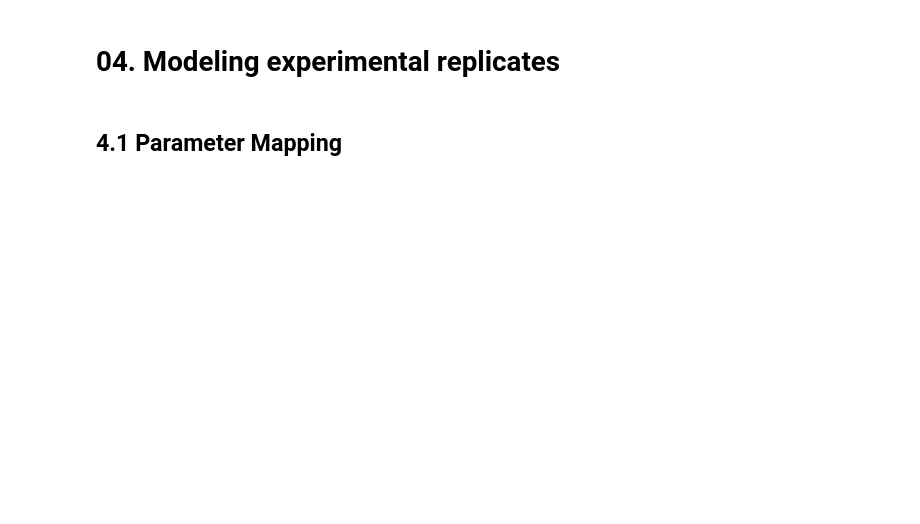
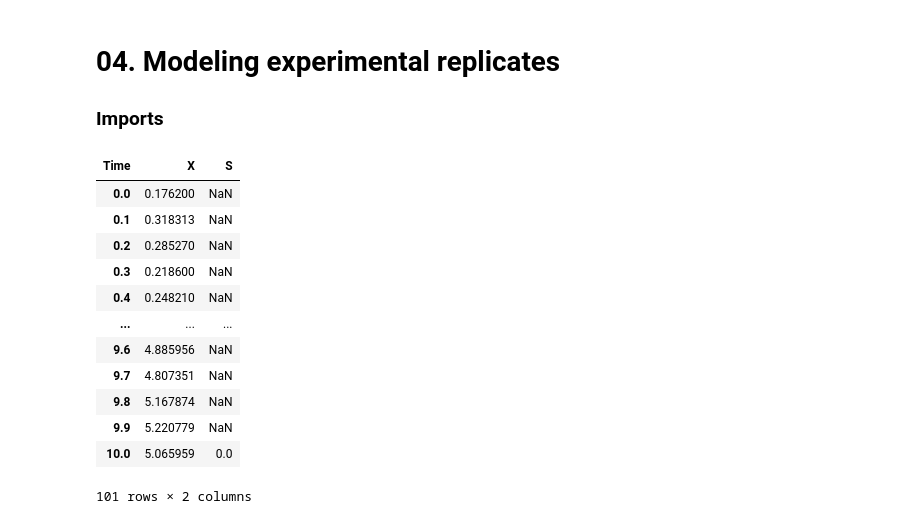
Before and after one commit to JuBiotech/estim8, a Jupyter notebook: examples/4. Modeling experimental replicates.ipynb, the cells around one changed output. Saved outputs shown, nothing was run; the diff lists cells and outputs as text; code cells hidden in the pictures; blank space fills up the shorter version.

```diff
--- a/examples/4. Modeling experimental replicates.ipynb
+++ b/examples/4. Modeling experimental replicates.ipynb
@@ -1,18 +1,34 @@
 # %% [markdown]
 # 04. Modeling experimental replicates
+
+### Imports
 # %%
 import sys
 sys.path.append(r'..')
 
 from estim8.models import FmuModel
 from estim8.error_models import BaseErrorModel, LinearErrorModel
 from estim8 import visualization, datatypes, Estimator, utils
 import pandas as pd
 import matplotlib.pyplot as plt
 
 # load and init model
-SimpleBatchModel = FmuModel(path=r'SimpleBatch.fmu')
+SimpleBatchModel = FmuModel(path=r'../tests/test_data/SimpleBatch.fmu')
 # import datasheet
-data = pd.read_excel(r'SimpleBatch_Data.xlsx', index_col=0)
+data = pd.read_excel(r'SimpleBatch_Data.xlsx', index_col=0, header=[0,1])
+data.columns = data.columns.droplevel(1)
+data
+# %% [output]
+| Time | X | S |
+| 0.0 | 0.176200 | NaN |
+| 0.1 | 0.318313 | NaN |
+| 0.2 | 0.285270 | NaN |
+| 0.3 | 0.218600 | NaN |
+| 0.4 | 0.248210 | NaN |
+| ... | ... | ... |
+| 9.6 | 4.885956 | NaN |
+| 9.7 | 4.807351 | NaN |
+| 9.8 | 5.167874 | NaN |
+| 9.9 | 5.220779 | NaN |
+| 10.0 | 5.065959 | 0.0 |
+101 rows × 2 columns
-# %% [markdown]
-## 4.1 Parameter Mapping
```
Also changed, not shown: parts of 12 cells of this notebook.
